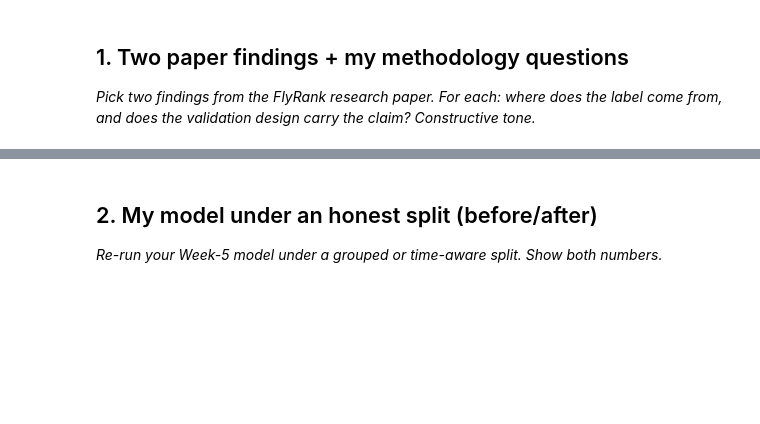
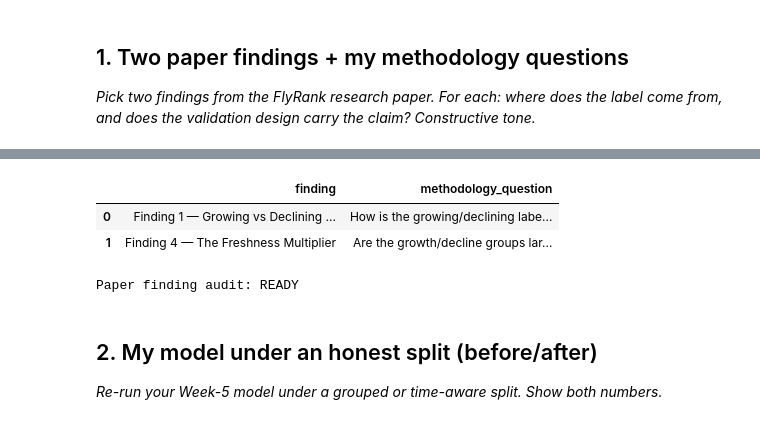
Before and after one commit to afreensumai64/ML-Internship, a Jupyter notebook: work/notebooks/w06_validation_audit.ipynb, the cells around one changed output, grey strips where cells are left out. Saved outputs shown, nothing was run; the diff lists cells and outputs as text; code cells hidden in the pictures; blank space fills up the shorter version.

```diff
--- a/work/notebooks/w06_validation_audit.ipynb
+++ b/work/notebooks/w06_validation_audit.ipynb
@@ -16,3 +71,27 @@ This skeleton is yours to fill. Work the sections **in order** — each one has
+# %%
+# This cell is for CODE (numbers, a query, a check).
+# Write your text answer in the cell ABOVE this one — typing sentences here breaks Run All.
+# Record the two research-paper methodology questions
+
+paper_audit = pd.DataFrame({
+    "finding": [
+        "Finding 1 — Growing vs Declining Content",
+        "Finding 4 — The Freshness Multiplier"
+    ],
+    "methodology_question": [
+        "How is the growing/declining label defined, and does the comparison window align with the page characteristics being compared?",
+        "Are the growth/decline groups large enough for each freshness bucket, and does the validation design support generalizing the observed differences?"
+    ]
+})
+
+display(paper_audit)
+
+print("Paper finding audit: READY")
+# %% [output]
+|  | finding | methodology_question |
+| 0 | Finding 1 — Growing vs Declining ... | How is the growing/declining labe... |
+| 1 | Finding 4 — The Freshness Multiplier | Are the growth/decline groups lar... |
+Paper finding audit: READY
 # %% [markdown]
 ## 2. My model under an honest split (before/after)
 
```
Also changed, not shown: parts of 16 cells of this notebook.
